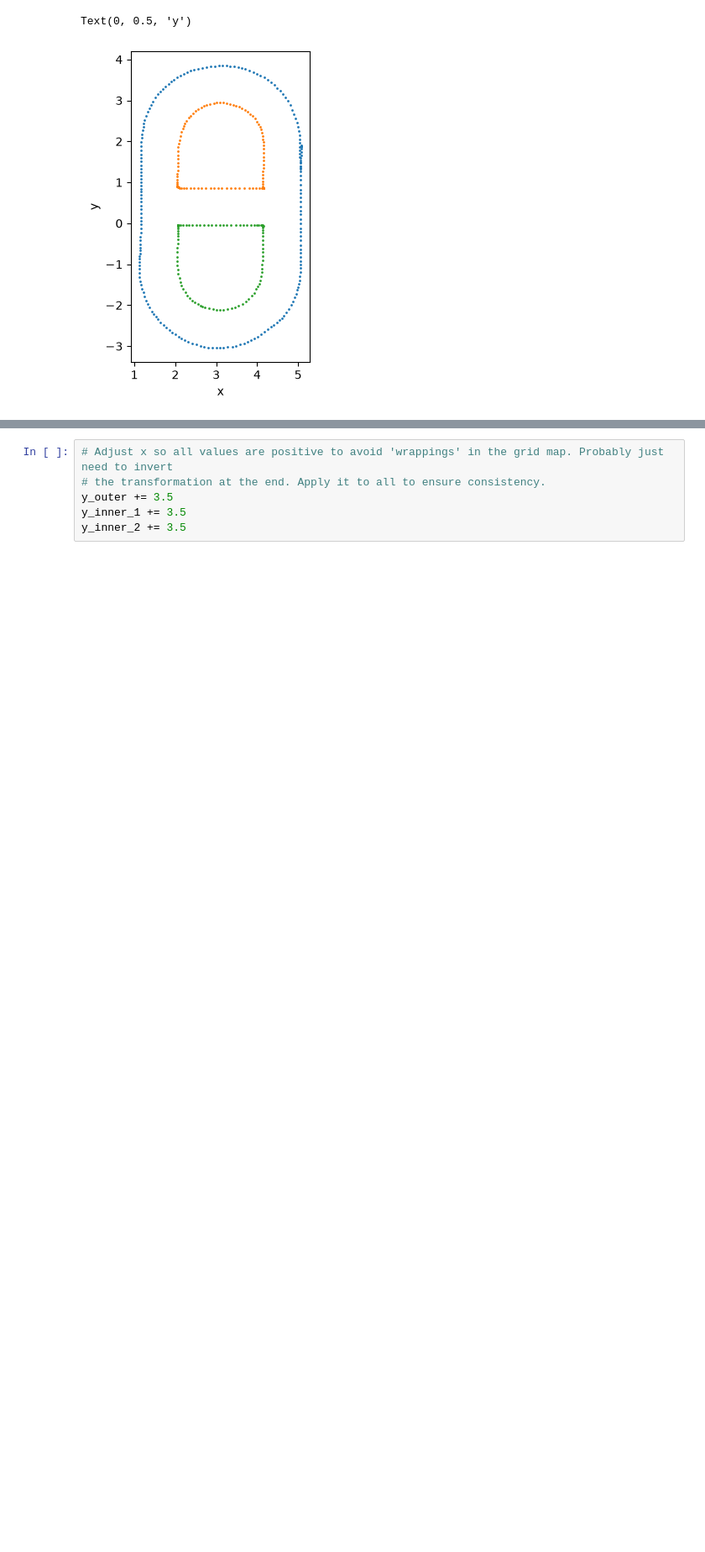
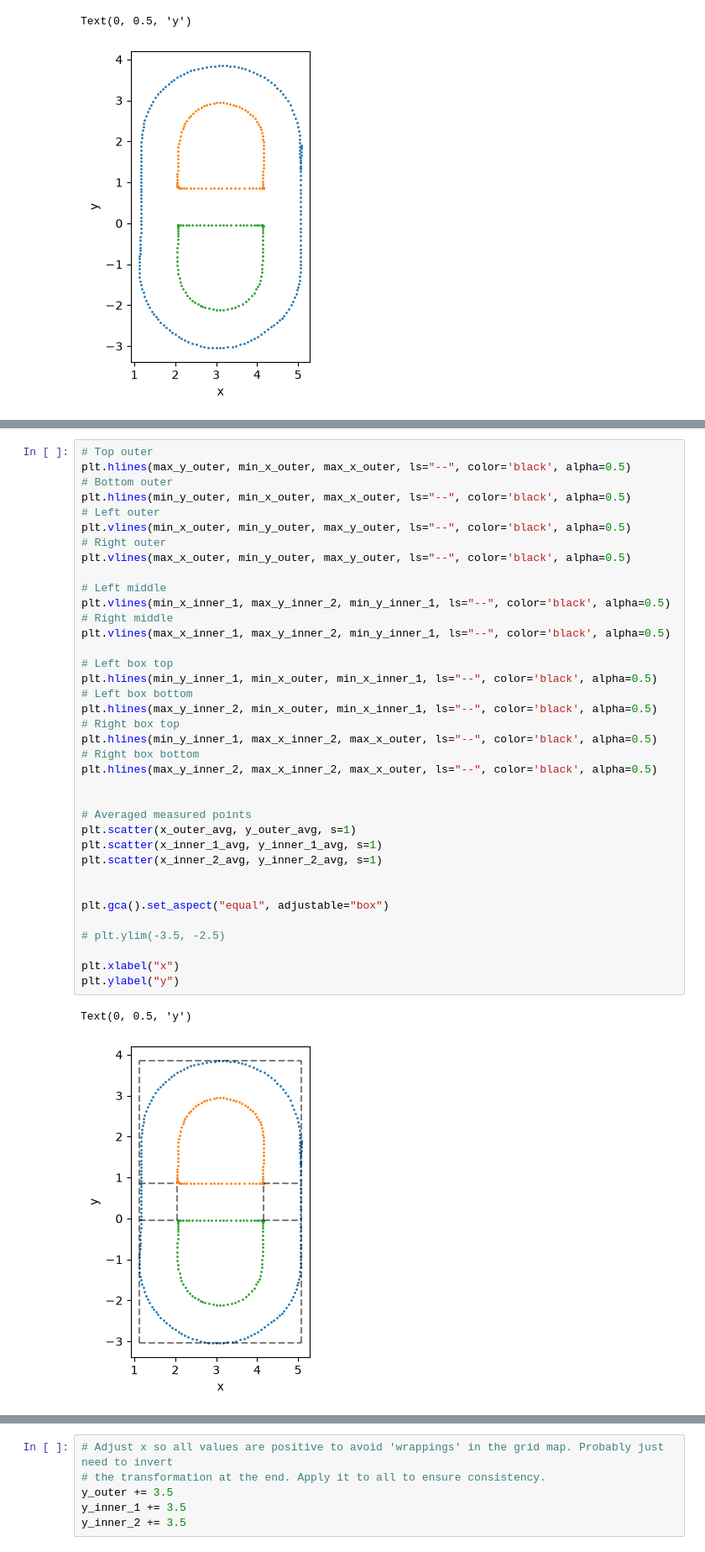
Before and after one commit to Schmiddy2000/FreiCarPythonPlayground, a Jupyter notebook: M2 Mapping/ros_bag_playground.ipynb, the cells around one changed output, grey strips where cells are left out. Shown at 84% size. Cells and saved outputs as stored; diff of their text form; blank space fills up the shorter version.

Commit message:
Added functionality to compute and plot track bounds and separations

```diff
--- a/M2 Mapping/ros_bag_playground.ipynb
+++ b/M2 Mapping/ros_bag_playground.ipynb
@@ -171,0 +196,40 @@ Text(0, 0.5, 'y')
+# %%
+# Top outer
+plt.hlines(max_y_outer, min_x_outer, max_x_outer, ls="--", color='black', alpha=0.5)
+# Bottom outer
+plt.hlines(min_y_outer, min_x_outer, max_x_outer, ls="--", color='black', alpha=0.5)
+# Left outer
+plt.vlines(min_x_outer, min_y_outer, max_y_outer, ls="--", color='black', alpha=0.5)
+# Right outer
+plt.vlines(max_x_outer, min_y_outer, max_y_outer, ls="--", color='black', alpha=0.5)
+
+# Left middle
+plt.vlines(min_x_inner_1, max_y_inner_2, min_y_inner_1, ls="--", color='black', alpha=0.5)
+# Right middle
+plt.vlines(max_x_inner_1, max_y_inner_2, min_y_inner_1, ls="--", color='black', alpha=0.5)
+
+# Left box top
+plt.hlines(min_y_inner_1, min_x_outer, min_x_inner_1, ls="--", color='black', alpha=0.5)
+# Left box bottom
+plt.hlines(max_y_inner_2, min_x_outer, min_x_inner_1, ls="--", color='black', alpha=0.5)
+# Right box top
+plt.hlines(min_y_inner_1, max_x_inner_2, max_x_outer, ls="--", color='black', alpha=0.5)
+# Right box bottom
+plt.hlines(max_y_inner_2, max_x_inner_2, max_x_outer, ls="--", color='black', alpha=0.5)
+
+
+# Averaged measured points
+plt.scatter(x_outer_avg, y_outer_avg, s=1)
+plt.scatter(x_inner_1_avg, y_inner_1_avg, s=1)
+plt.scatter(x_inner_2_avg, y_inner_2_avg, s=1)
+
+
+plt.gca().set_aspect("equal", adjustable="box")
+
+# plt.ylim(-3.5, -2.5)
+
+plt.xlabel("x")
+plt.ylabel("y")
+# %% [output]
+Text(0, 0.5, 'y')
+[figure, added]
```
Also changed, not shown: parts of 8 cells of this notebook, 1 other file.
